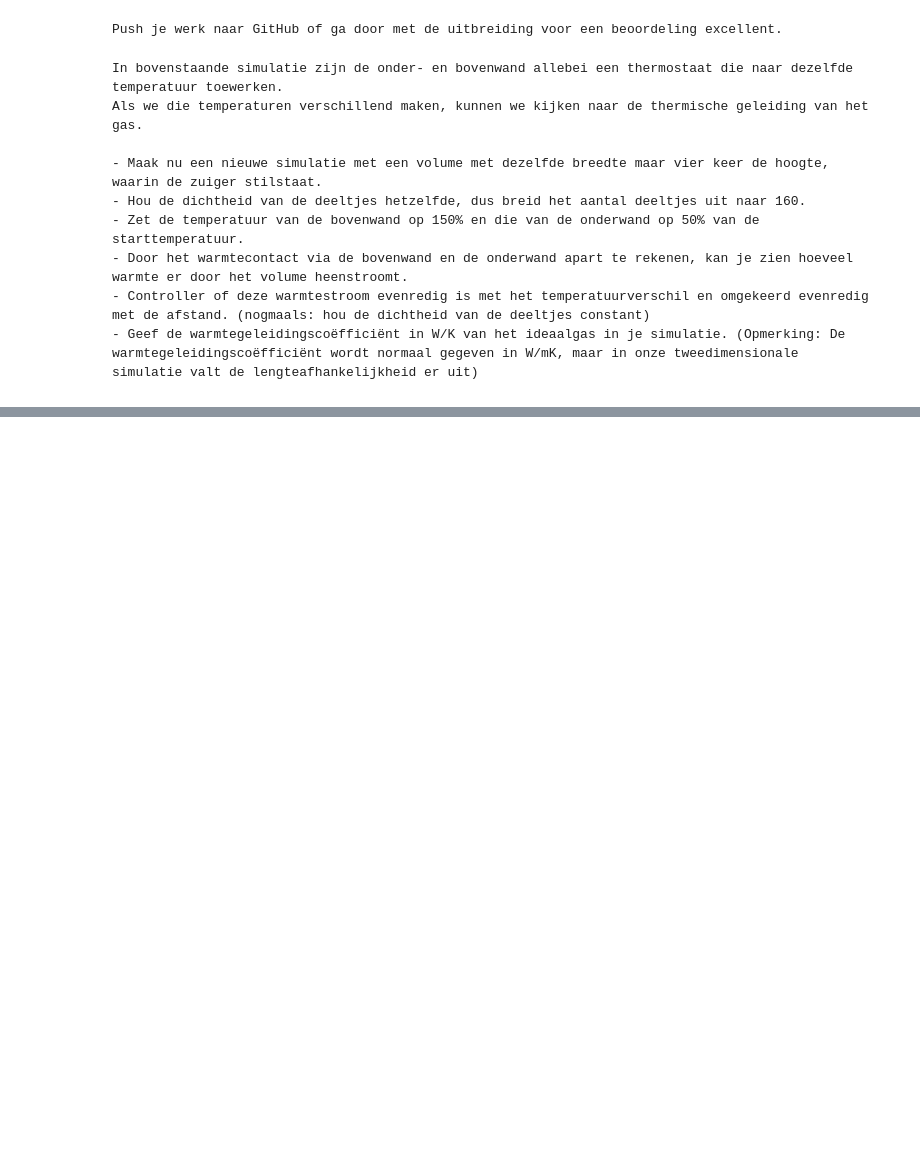
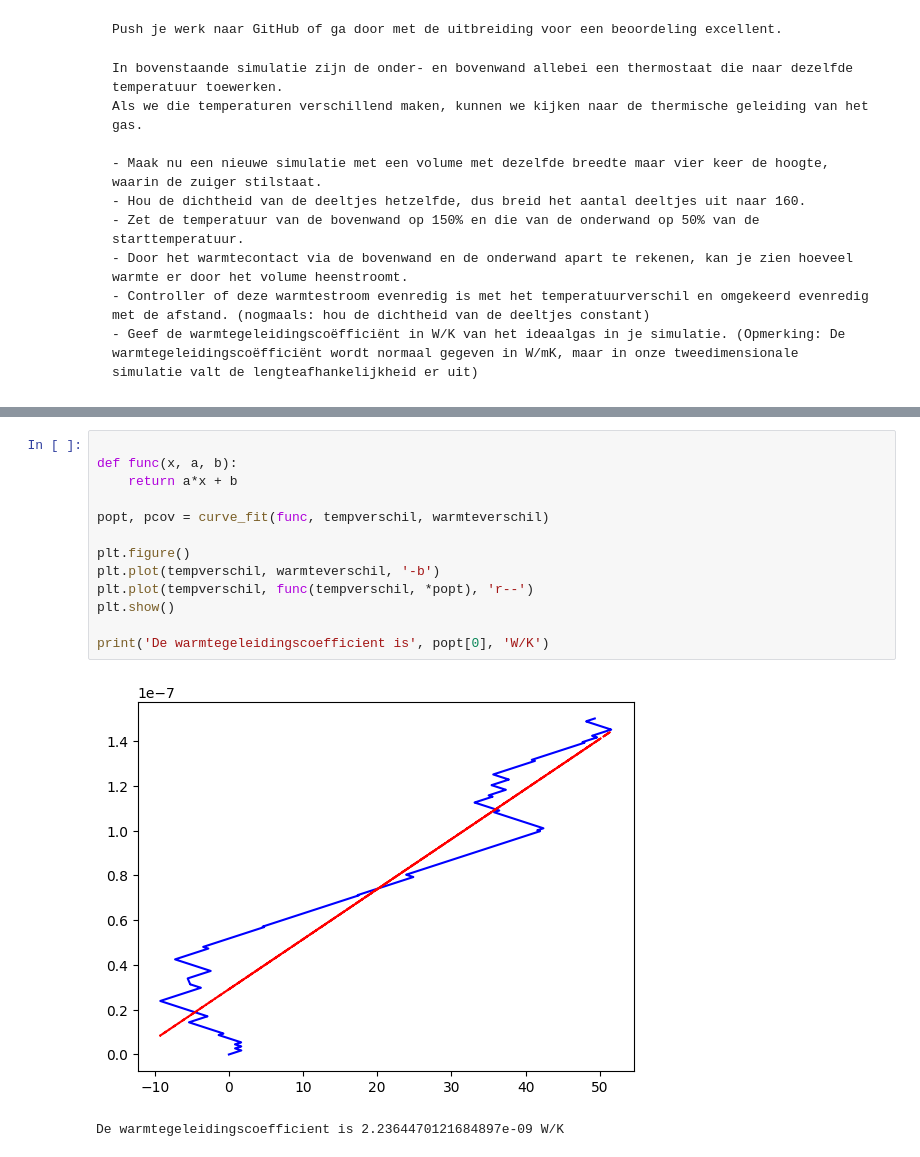
Before and after one commit to arenmeghdadi/314159265358979323846264338, a Jupyter notebook: Content/PySim/8_thermostaat.ipynb, the cells around one changed output, grey strips where cells are left out. Drawn from its saved outputs; the diff is of its cells as text; blank space fills up the shorter version.

```diff
--- a/Content/PySim/8_thermostaat.ipynb
+++ b/Content/PySim/8_thermostaat.ipynb
@@ -560,0 +577,16 @@ plt.show()
+# %%
+
+def func(x, a, b):
+    return a*x + b
+
+popt, pcov = curve_fit(func, tempverschil, warmteverschil)
+
+plt.figure()
+plt.plot(tempverschil, warmteverschil, '-b')
+plt.plot(tempverschil, func(tempverschil, *popt), 'r--')
+plt.show()
+
+print('De warmtegeleidingscoefficient is', popt[0], 'W/K')
+# %% [output]
+[figure, added]
+De warmtegeleidingscoefficient is 2.2364470121684897e-09 W/K
```
Also changed, not shown: parts of 8 cells of this notebook, 2 other files.
